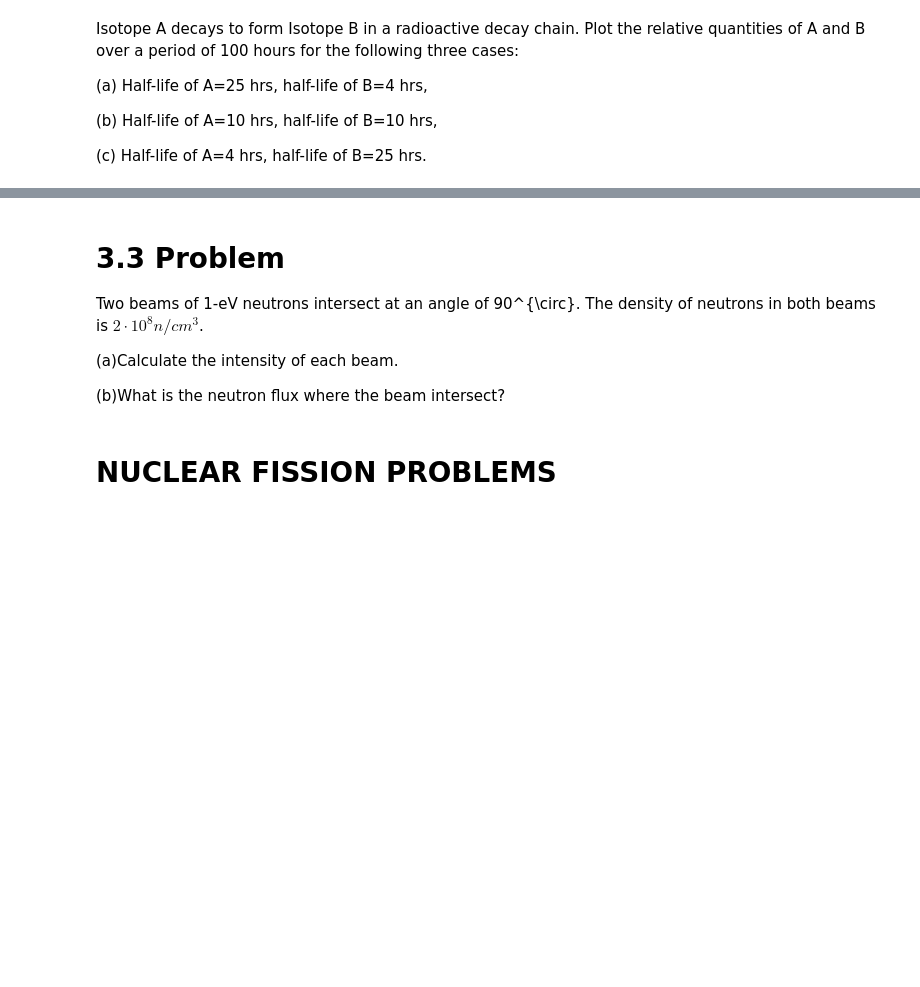
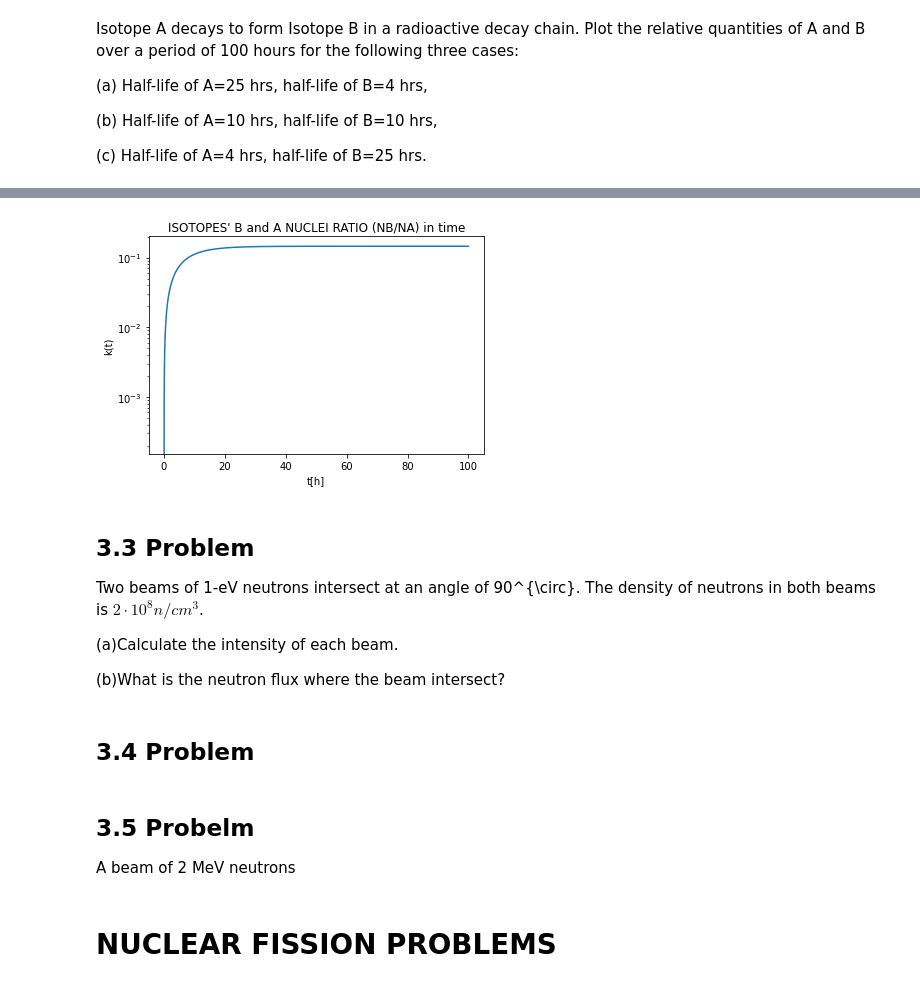
Before and after one commit to kmiec96/Nuclear, a Jupyter notebook: set1.ipynb, the cells around one changed output, grey strips where cells are left out. Cells and saved outputs as stored; diff of their text form; code cells hidden in the pictures; blank space fills up the shorter version.

```diff
--- a/set1.ipynb
+++ b/set1.ipynb
@@ -496,10 +549,34 @@ Plot the relative quantities of A and B over a period of 100 hours for the follo
+# %%
+#Function (9) python definition
+def k(tB,tA,t):
+    return ((tB*tA)/((tA-tB)*np.log(2)))*(1-pow(0.5,(((tA-tB)/(tB*tA))*t)))
+# %%
+#A).
+tmax=100 #max time 100 hours
+tA=4    #half-life 25 hours
+tB=25     #half-life 4 hours
+t=np.arange(0,tmax,0.01)
+plt.plot(t, k(tA,tB,t), zorder=1)
+
+plt.title('ISOTOPES\' B and A NUCLEI RATIO (NB/NA) in time')
+plt.yscale("log")
+plt.xlabel("t[h]")
+plt.ylabel("k(t)")
+plt.show()
+# %% [output]
+[figure, added]
 # %% [markdown]
-# 3.3 Problem
+## 3.3 Problem
 Two beams of 1-eV neutrons intersect at an angle of 90^{\circ}. The density of neutrons in both beams is $2\cdot10^{8}n/cm^{3}$.
 
 (a)Calculate the intensity of each beam.
 
 (b)What is the neutron flux where the beam intersect?
+# %% [markdown]
+## 3.4 Problem
+# %% [markdown]
+## 3.5 Probelm
+A beam of 2 MeV neutrons
 # %% [markdown]
 # NUCLEAR FISSION PROBLEMS
 # %% [markdown]
```
Also changed, not shown: parts of 7 cells of this notebook.
